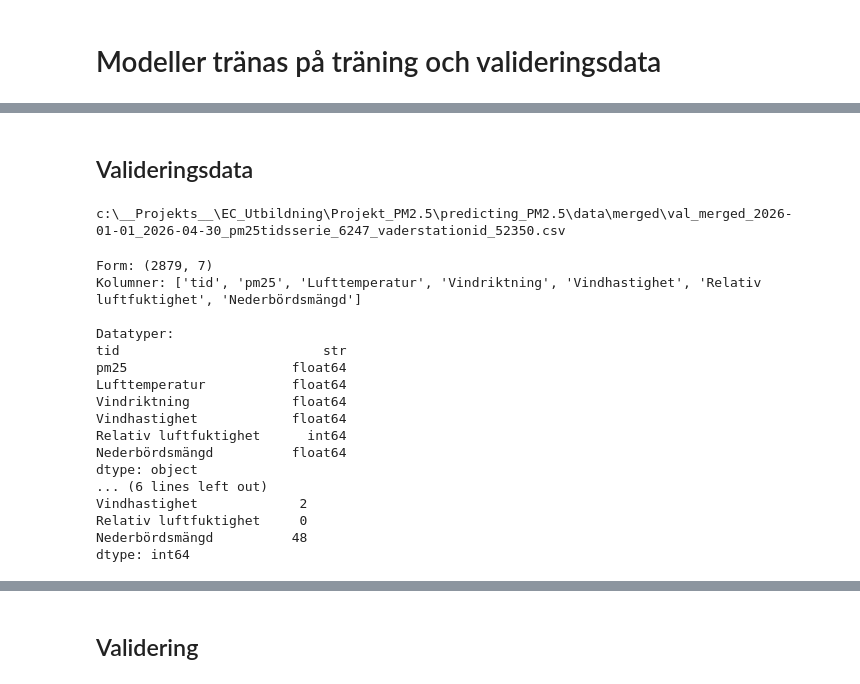
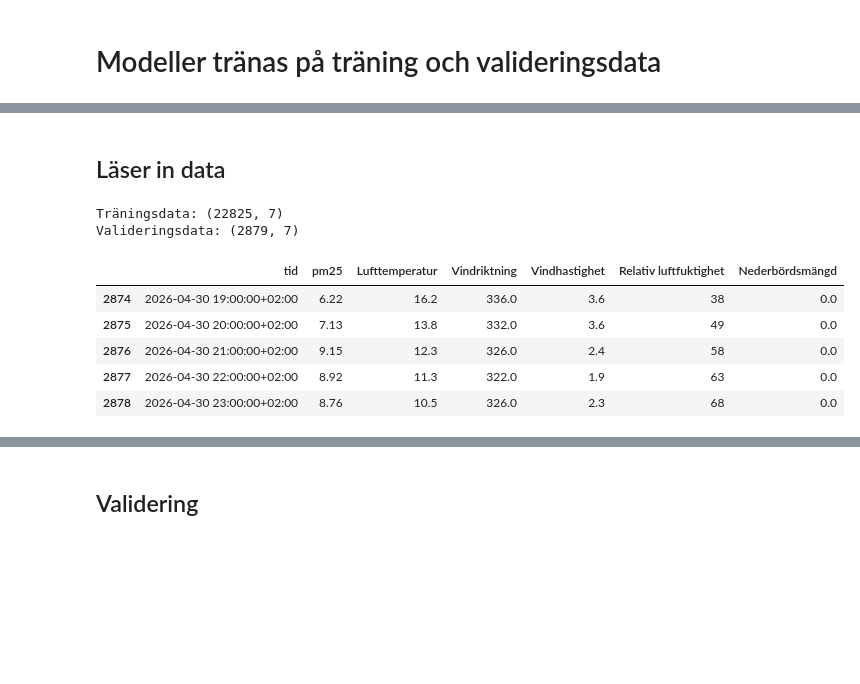
Before and after one commit to JakobWorkingHard/predicting_PM2.5, a Jupyter notebook: notebooks/model_trainval.ipynb, the cells around one changed output, grey strips where cells are left out. Saved outputs shown, nothing was run; the diff lists cells and outputs as text; code cells hidden in the pictures; blank space fills up the shorter version.

```diff
--- a/notebooks/model_trainval.ipynb
+++ b/notebooks/model_trainval.ipynb
@@ -3,16 +3,29 @@
 # %%
 from pathlib import Path
 import sys
-import importlib
 
+import numpy as np
+import pandas as pd
+
+# Projektets rotmapp
 PROJECT_ROOT = Path.cwd().parent
 
+# Gör projektets src-mapp tillgänglig för importer
 if str(PROJECT_ROOT) not in sys.path:
     sys.path.insert(0, str(PROJECT_ROOT))
 
-import src.config
-importlib.reload(src.config)
+# Importera projektets funktioner
+from src.config import load_config
+from src.validate_process import validate_data
+from src.features import add_wind_features
 
-from src.config import load_config
+# Ladda konfigurationen
+cfg = load_config(
+    PROJECT_ROOT / "config.toml",
+    PROJECT_ROOT
+)
 
-cfg = load_config(PROJECT_ROOT / "config.toml", PROJECT_ROOT)
+print("Projektets rotmapp:", PROJECT_ROOT)
+print("Träningsdata:", cfg.train_merged)
+print("Valideringsdata:", cfg.val_merged)
+print("Prognoshorisont:", cfg.horisont, "timmar")
@@ -19,35 +37,23 @@ cfg = load_config(PROJECT_ROOT / "config.toml", PROJECT_ROOT)
 # %% [markdown]
-## Valideringsdata
+## Läser in data
-# %%
-print(cfg.val_merged)
-# %% [output]
-c:\__Projekts__\EC_Utbildning\Projekt_PM2.5\predicting_PM2.5\data\merged\val_merged_2026-01-01_2026-04-30_pm25tidsserie_6247_vaderstationid_52350.csv
-# %%
-import pandas as pd
-
-val_df = pd.read_csv(cfg.val_merged)
-
-print("Form:", val_df.shape)
-print("Kolumner:", val_df.columns.tolist())
-print("\nDatatyper:")
-print(val_df.dtypes)
-print("\nSaknade värden:")
-print(val_df.isna().sum())
-# %% [output]
-Form: (2879, 7)
-Kolumner: ['tid', 'pm25', 'Lufttemperatur', 'Vindriktning', 'Vindhastighet', 'Relativ luftfuktighet', 'Nederbördsmängd']
-
-Datatyper:
-tid                          str
-pm25                     float64
-Lufttemperatur           float64
-Vindriktning             float64
-Vindhastighet            float64
-Relativ luftfuktighet      int64
-Nederbördsmängd          float64
-dtype: object
-... (6 lines left out)
-Vindhastighet             2
-Relativ luftfuktighet     0
-Nederbördsmängd          48
-dtype: int64
+# %%
+# Läs in träningsdata
+train_raw = pd.read_csv(cfg.train_merged)
+
+# Läs in valideringsdata
+val_raw = pd.read_csv(cfg.val_merged)
+
+print("Träningsdata:", train_raw.shape)
+print("Valideringsdata:", val_raw.shape)
+# %% [output]
+Träningsdata: (22825, 7)
+Valideringsdata: (2879, 7)
+# %%
+val_raw.tail()
+# %% [output]
+|  | tid | pm25 | Lufttemperatur | Vindriktning | Vindhastighet | Relativ luftfuktighet | Nederbördsmängd |
+| 2874 | 2026-04-30 19:00:00+02:00 | 6.22 | 16.2 | 336.0 | 3.6 | 38 | 0.0 |
+| 2875 | 2026-04-30 20:00:00+02:00 | 7.13 | 13.8 | 332.0 | 3.6 | 49 | 0.0 |
+| 2876 | 2026-04-30 21:00:00+02:00 | 9.15 | 12.3 | 326.0 | 2.4 | 58 | 0.0 |
+| 2877 | 2026-04-30 22:00:00+02:00 | 8.92 | 11.3 | 322.0 | 1.9 | 63 | 0.0 |
+| 2878 | 2026-04-30 23:00:00+02:00 | 8.76 | 10.5 | 326.0 | 2.3 | 68 | 0.0 |
```
Also changed, not shown: parts of 42 cells of this notebook, 1 other file.
